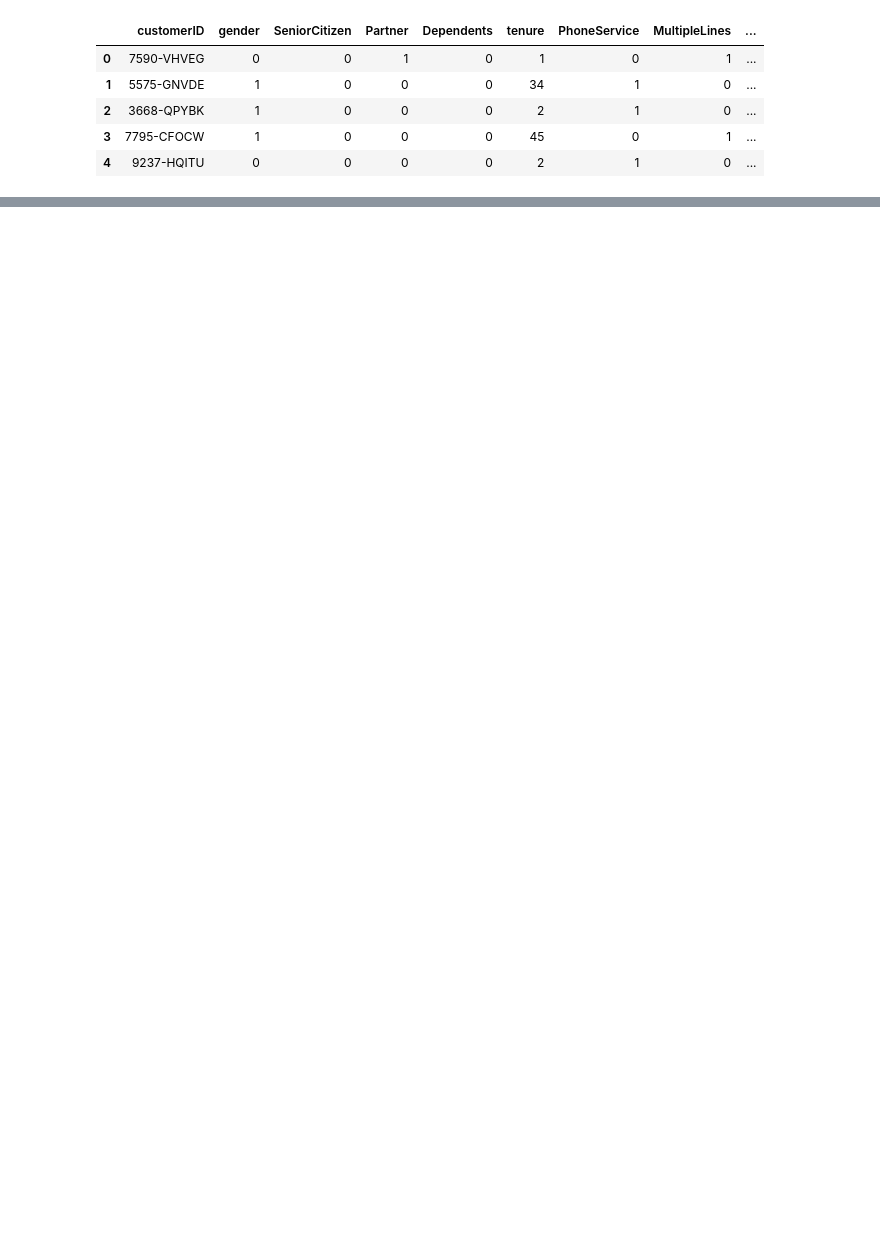
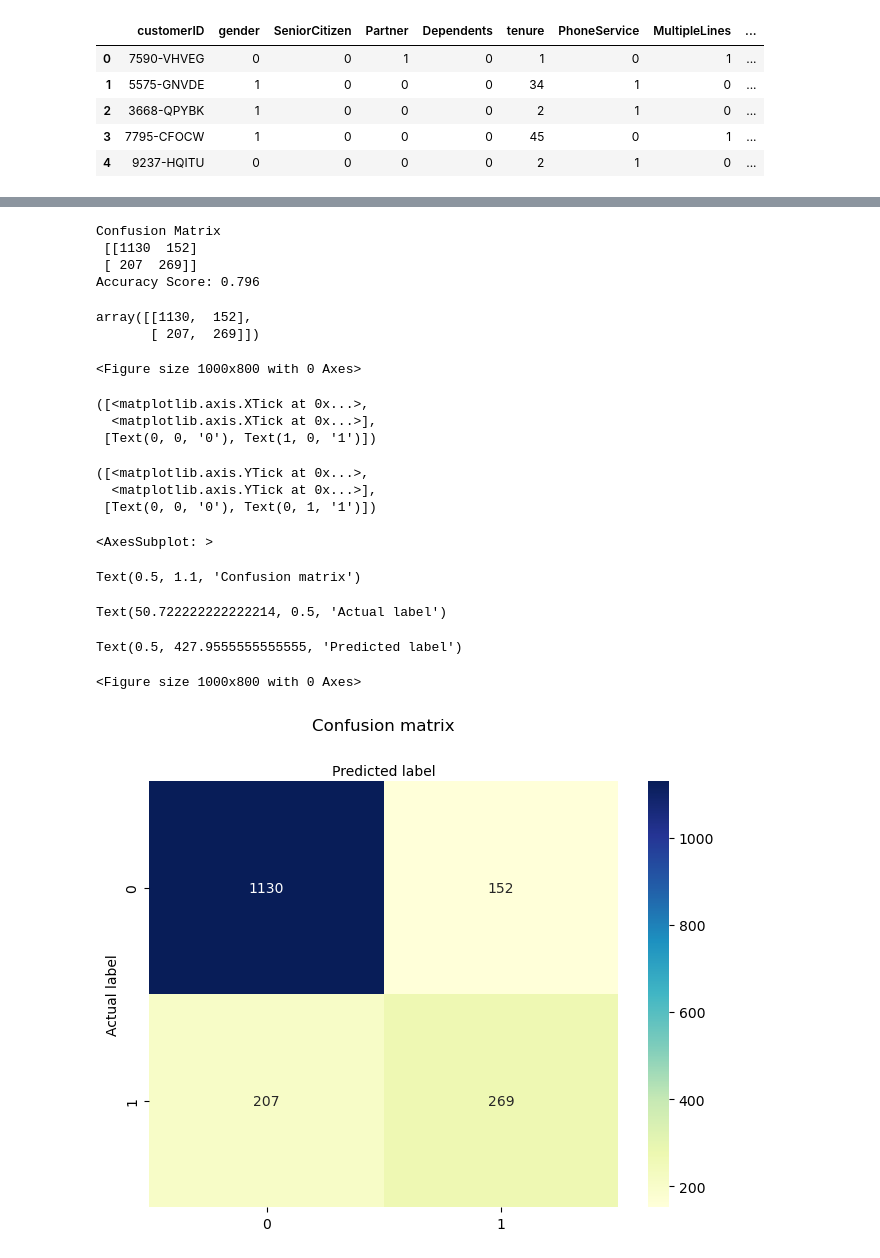
Before and after one commit to Marsh16/AFL1_Evelyn_Marsha_ML, a Jupyter notebook: AFL1_Evelyn_Marsha.ipynb, the cells around one changed output, grey strips where cells are left out. Saved outputs shown, nothing was run; the diff lists cells and outputs as text; code cells hidden in the pictures; blank space fills up the shorter version.

```diff
--- a/AFL1_Evelyn_Marsha.ipynb
+++ b/AFL1_Evelyn_Marsha.ipynb
@@ -632,0 +313,6 @@ NameError: name 'classifier' is not defined
+# %%
+from sklearn.linear_model import LogisticRegression
+
+# Create an instance of the logistic regression model
+logreg = LogisticRegression(random_state=16)
+logreg.fit(X_train, y_train)
@@ -632,0 +321,6 @@ NameError: name 'classifier' is not defined
+# %%
+# Make y prediction based on X test
+y_pred = logreg.predict (X_test)
+# Make a dataframe to display y_test and y_pred side-by-side
+evaluate = pd.DataFrame({'y_test': y_test, 'y_pred': y_pred})
+evaluate.head(10)
@@ -632,0 +339,50 @@ NameError: name 'classifier' is not defined
+# %%
+from sklearn.metrics import confusion_matrix, accuracy_score
+# Identifying TP, TN, FP, and FN
+cmlogreg = confusion_matrix(y_test, y_pred)
+print ("Confusion Matrix\n", cmlogreg)
+# Display the accuracy score
+accuracylogreg = accuracy_score (y_test, y_pred)
+print("Accuracy Score: {:0.3f}". format (accuracylogreg))
+# %% [output]
+Confusion Matrix
+ [[1130  152]
+ [ 207  269]]
+Accuracy Score: 0.796
+# %%
+from sklearn import metrics
+
+cnf_matrix = metrics.confusion_matrix(y_test, y_pred)
+cnf_matrix
+# %% [output]
+array([[1130,  152],
+       [ 207,  269]])
+# %%
+# Munculkan heatmap dari matriks confusion
+plt.figure(figsize=(10, 8))
+class_names=[0,1] # name  of classes
+fig, ax = plt.subplots()
+tick_marks = np.arange(len(class_names))
+plt.xticks(tick_marks, class_names)
+plt.yticks(tick_marks, class_names)
+# create heatmap
+sns.heatmap(pd.DataFrame(cnf_matrix), annot=True, cmap="YlGnBu" ,fmt='g')
+ax.xaxis.set_label_position("top")
+plt.tight_layout()
+plt.title('Confusion matrix', y=1.1)
+plt.ylabel('Actual label')
+plt.xlabel('Predicted label')
+# %% [output]
+<Figure size 1000x800 with 0 Axes>
+([<matplotlib.axis.XTick at 0x...>,
+  <matplotlib.axis.XTick at 0x...>],
+ [Text(0, 0, '0'), Text(1, 0, '1')])
+([<matplotlib.axis.YTick at 0x...>,
+  <matplotlib.axis.YTick at 0x...>],
+ [Text(0, 0, '0'), Text(0, 1, '1')])
+<AxesSubplot: >
+Text(0.5, 1.1, 'Confusion matrix')
+Text(50.722222222222214, 0.5, 'Actual label')
+Text(0.5, 427.9555555555555, 'Predicted label')
+<Figure size 1000x800 with 0 Axes>
+[figure, added]
```
Also changed, not shown: parts of 97 cells of this notebook.
